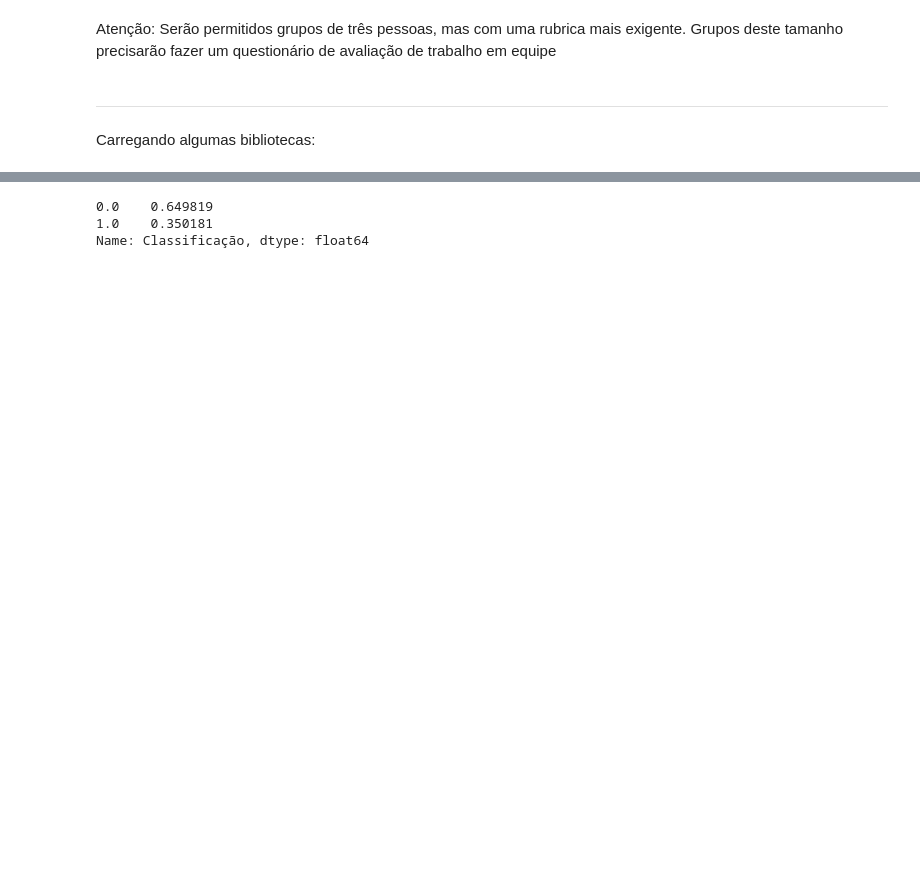
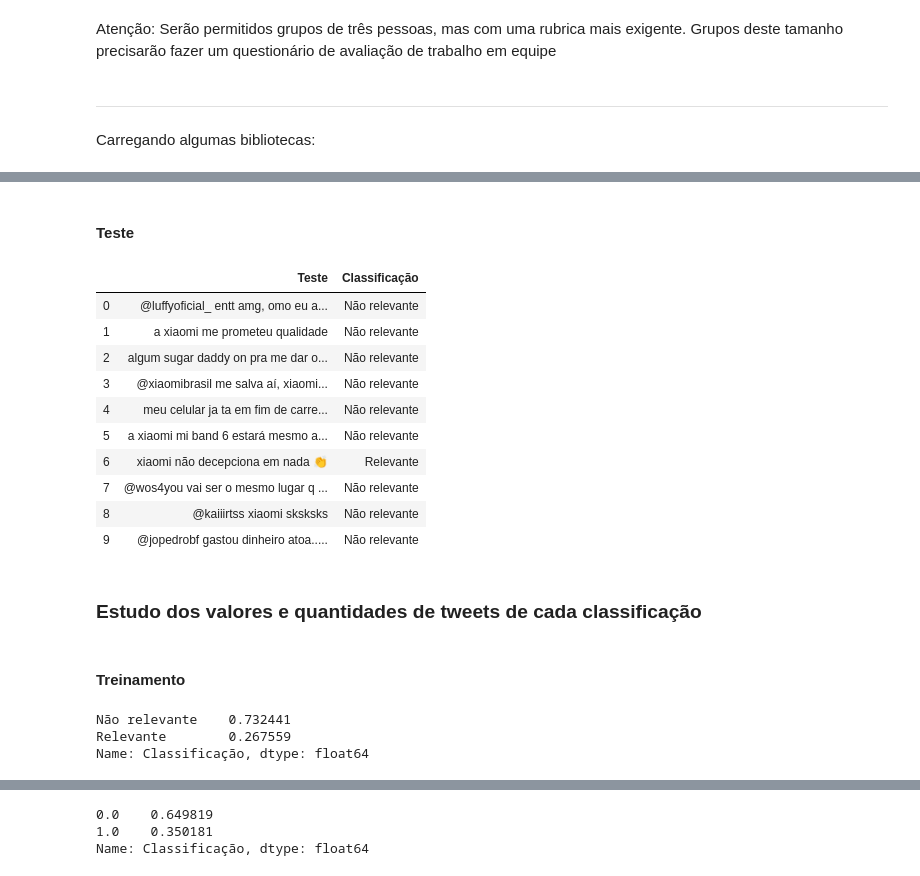
Before and after one commit to gustavopc3/P1-CD21-1, a Jupyter notebook: Projeto1_Layout_Classificador.ipynb, the cells around one changed output, grey strips where cells are left out. Drawn from its saved outputs; the diff is of its cells as text; code cells hidden in the pictures; blank space fills up the shorter version.

```diff
--- a/Projeto1_Layout_Classificador.ipynb
+++ b/Projeto1_Layout_Classificador.ipynb
@@ -47,0 +69,28 @@ test.head(5)
+# %% [markdown]
+#### Teste
+# %%
+test.Classificação = test.Classificação.astype('category')
+test.Classificação.cat.categories = ('Não relevante', 'Relevante')
+test.head(10)
+# %% [output]
+|  | Teste | Classificação |
+| 0 | @luffyoficial_ entt amg, omo eu a... | Não relevante |
+| 1 | a xiaomi me prometeu qualidade | Não relevante |
+| 2 | algum sugar daddy on pra me dar o... | Não relevante |
+| 3 | @xiaomibrasil me salva aí, xiaomi... | Não relevante |
+| 4 | meu celular ja ta em fim de carre... | Não relevante |
+| 5 | a xiaomi mi band 6 estará mesmo a... | Não relevante |
+| 6 | xiaomi não decepciona em nada 👏 | Relevante |
+| 7 | @wos4you vai ser o mesmo lugar q ... | Não relevante |
+| 8 | @kaiiirtss xiaomi sksksks | Não relevante |
+| 9 | @jopedrobf gastou dinheiro atoa..... | Não relevante |
+# %% [markdown]
+### Estudo dos valores e quantidades de tweets de cada classificação
+# %% [markdown]
+#### Treinamento
+# %%
+train.Classificação.value_counts(True)
+# %% [output]
+Não relevante    0.732441
+Relevante        0.267559
+Name: Classificação, dtype: float64
```
Also changed, not shown: parts of 20 cells of this notebook.
